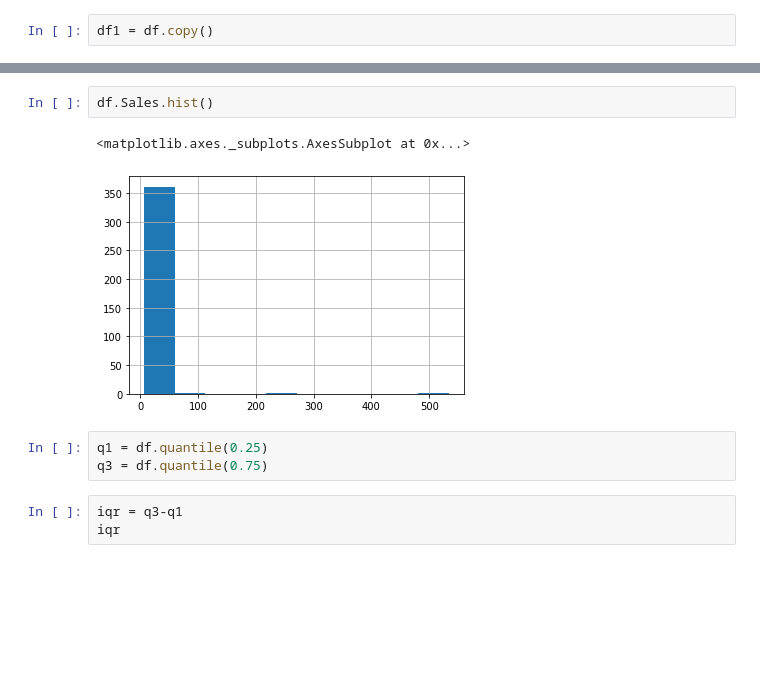
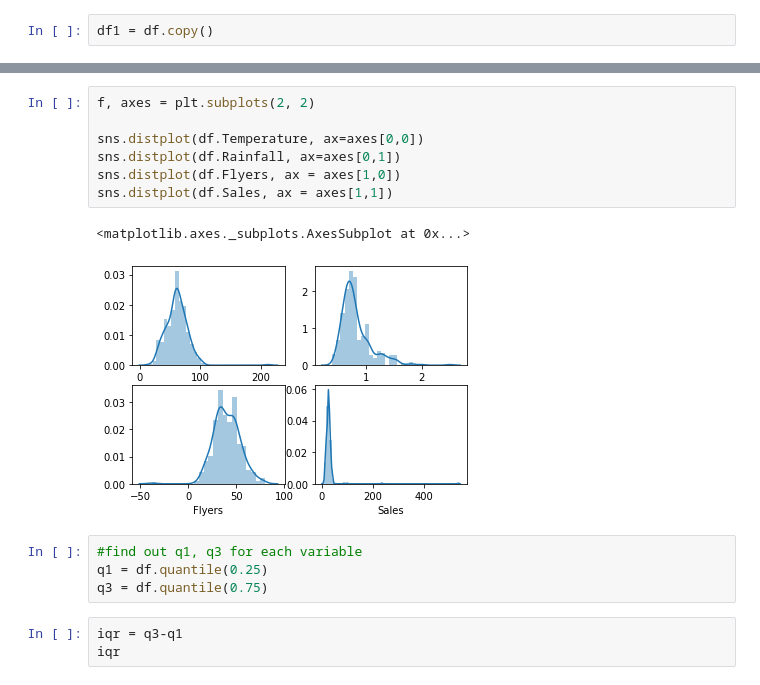
Before and after one commit to ravinder79/anomaly_detection, a Jupyter notebook: continuous_probabilistic_methods.ipynb, the cells around one changed output, grey strips where cells are left out. Drawn from its saved outputs; the diff is of its cells as text; blank space fills up the shorter version.

```diff
--- a/continuous_probabilistic_methods.ipynb
+++ b/continuous_probabilistic_methods.ipynb
@@ -61,9 +41,15 @@ df.Price.hist()
-# %%
-df.Sales.hist()
-# %% [output]
-<matplotlib.axes._subplots.AxesSubplot at 0x...>
-[figure, removed]
+# %%
+f, axes = plt.subplots(2, 2)
+
+sns.distplot(df.Temperature, ax=axes[0,0])
+sns.distplot(df.Rainfall, ax=axes[0,1])
+sns.distplot(df.Flyers, ax = axes[1,0])
+sns.distplot(df.Sales, ax = axes[1,1])
+# %% [output]
+<matplotlib.axes._subplots.AxesSubplot at 0x...>
+[figure, added]
 # %%
+#find out q1, q3 for each variable
 q1 = df.quantile(0.25)
 q3 = df.quantile(0.75)
 # %%
```
Also changed, not shown: parts of 7 cells of this notebook.
